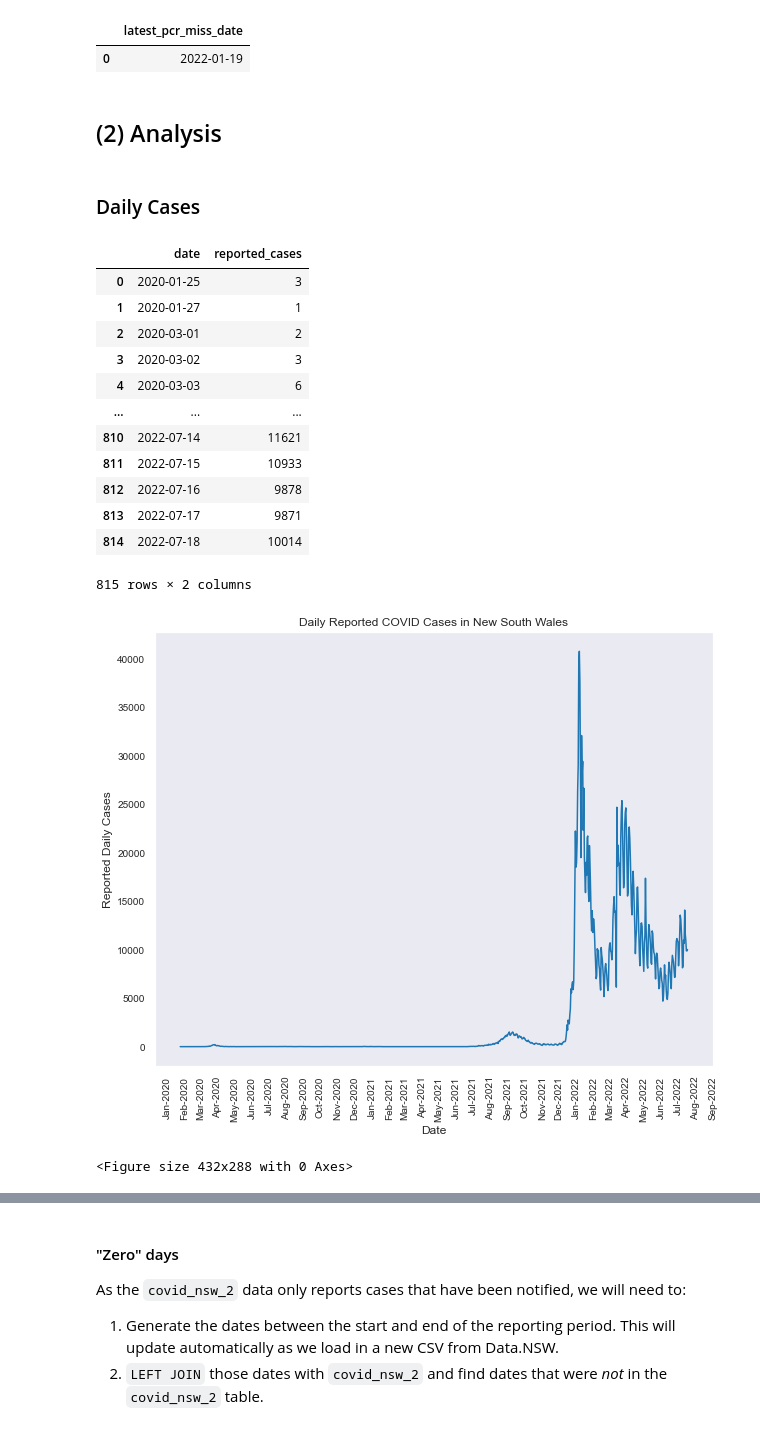
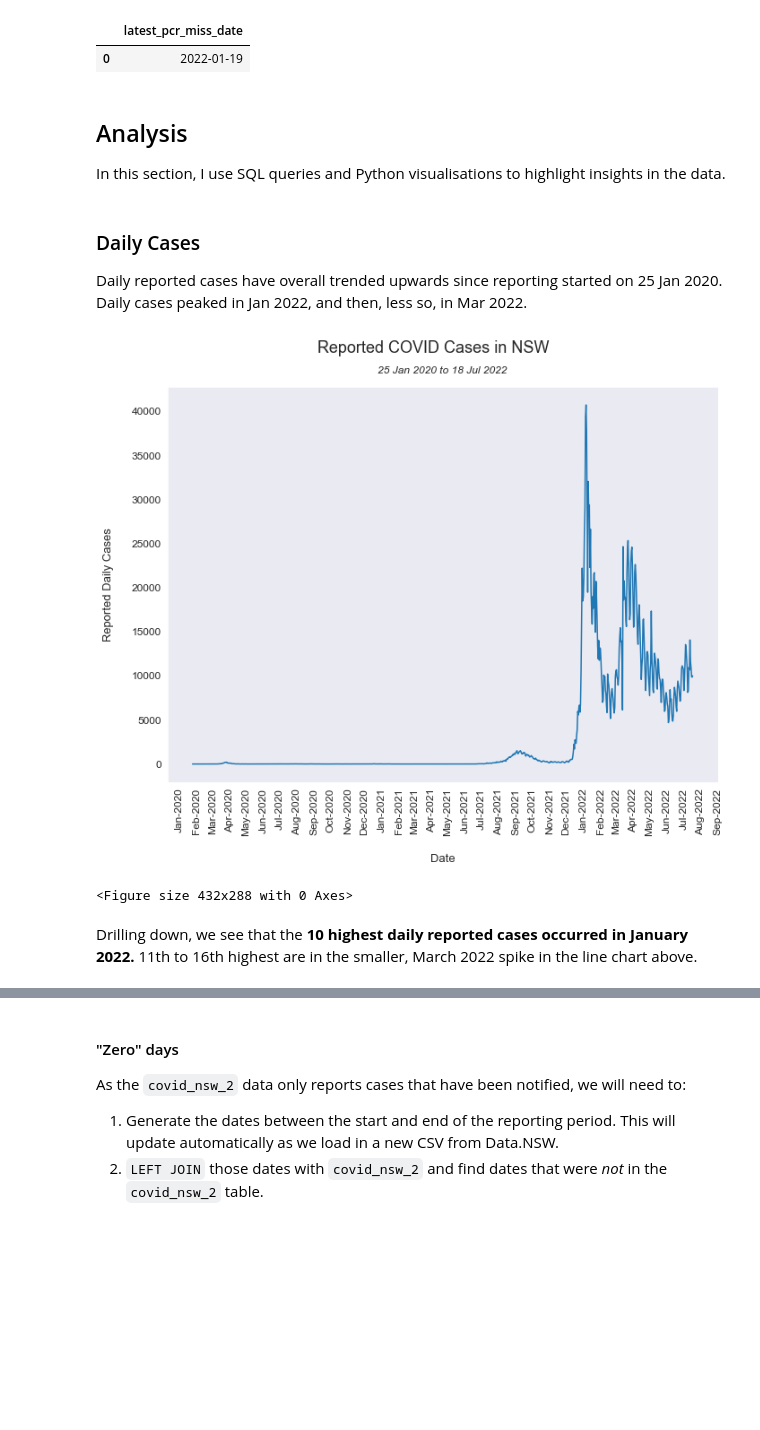
Before and after one commit to henrylin03/covid-nsw, a Jupyter notebook: covid-nsw.ipynb, the cells around one changed output, grey strips where cells are left out. Drawn from its saved outputs; the diff is of its cells as text; code cells hidden in the pictures; blank space fills up the shorter version.

Commit message:
update analysis on daily cases, including formatting line chart, ranking top 20 daily reported cases in reporting period

```diff
--- a/covid-nsw.ipynb
+++ b/covid-nsw.ipynb
@@ -58,57 +56,60 @@ pd.read_sql_query("""
 # %% [output]
 |  | latest_pcr_miss_date |
 | 0 | 2022-01-19 |
-# %% [markdown]
-## (2) Analysis
-# %% [markdown]
-### Daily Cases
-# %%
-daily_cases =\
-    pd.read_sql_query("""
-        SELECT DATE(notification_date) AS 'date',
-            SUM(confirmed_cases_count) AS 'reported_cases'
-        FROM covid
-        GROUP BY 1
-        """, engine)
-
-daily_cases['date'] = pd.to_datetime(daily_cases['date'],
-                                     format='%Y-%m-%d')
-
-daily_cases
-# %% [output]
-|  | date | reported_cases |
-| 0 | 2020-01-25 | 3 |
-| 1 | 2020-01-27 | 1 |
-| 2 | 2020-03-01 | 2 |
-| 3 | 2020-03-02 | 3 |
-| 4 | 2020-03-03 | 6 |
-| ... | ... | ... |
-| 810 | 2022-07-14 | 11621 |
-| 811 | 2022-07-15 | 10933 |
-| 812 | 2022-07-16 | 9878 |
-| 813 | 2022-07-17 | 9871 |
-| 814 | 2022-07-18 | 10014 |
-815 rows × 2 columns
+# %% [markdown]
+## Analysis
+In this section, I use SQL queries and Python visualisations to highlight insights in the data.
+# %% [markdown]
+### Daily Cases
+Daily reported cases have overall trended upwards since reporting started on 25 Jan 2020. Daily cases peaked in Jan 2022, and then, less so, in Mar 2022.
 # %%
+import matplotlib.pyplot as plt
+import matplotlib.dates as md
+import seaborn as sns
+
+# querying
+daily_cases =\
+    pd.read_sql_query("""
+        SELECT DATE(notification_date) AS 'date',
+            SUM(confirmed_cases_count) AS 'reported_cases'
+        FROM covid
+        GROUP BY 1
+        """, engine)
+
+# transforming and extracting from DataFrame for visualisation
+daily_cases['date'] = pd.to_datetime(daily_cases['date'],
+                                     format='%Y-%m-%d')
+start_date = daily_cases.date.min().strftime('%d %b %Y')
+end_date = daily_cases.date.max().strftime('%d %b %Y')
+
+# plotting visualisation
 sns.set_style('dark')
 
-fig, ax = plt.subplots(figsize=(10,8))
-ax = sns.lineplot(x='date', y='reported_cases', data=daily_cases)
+fig, ax = plt.subplots(figsize=(11,8))
+sns.lineplot(x='date',
+             y='reported_cases',
+             data=daily_cases,
+             ax=ax)
 
 # setting x-axis ticks
 ax.xaxis.set_major_locator(md.MonthLocator(bymonthday=1))
 ax.xaxis.set_major_formatter(md.DateFormatter('%b-%Y'))
 plt.setp(ax.xaxis.get_majorticklabels(), rotation=90)
-ax.tick_params(labelsize=10)
+ax.tick_params(axis='both', labelsize=12)
 
 # modifying line-chart parameters
-ax.set_title('Daily Reported COVID Cases in New South Wales')
-ax.set_xlabel('Date')
-ax.set_ylabel('Reported Daily Cases')
+ax.figure.suptitle('Reported COVID Cases in NSW', fontsize=18)
+ax.set_title(f'{start_date} to {end_date}', y=1.02, style='italic')
+ax.set_xlabel('Date', fontsize=13, labelpad=20)
+ax.set_ylabel('Reported Daily Cases', fontsize=13, labelpad=20)
+
+fig.subplots_adjust(top=0.89)
 
 plt.show()
 plt.clf()
 # %% [output]
-[figure, old version]
+[figure, new version]
 <Figure size 432x288 with 0 Axes>
+# %% [markdown]
+Drilling down, we see that the **10 highest daily reported cases occurred in January 2022.** 11th to 16th highest are in the smaller, March 2022 spike in the line chart above.
 # %%
```
Also changed, not shown: parts of 14 cells of this notebook.
